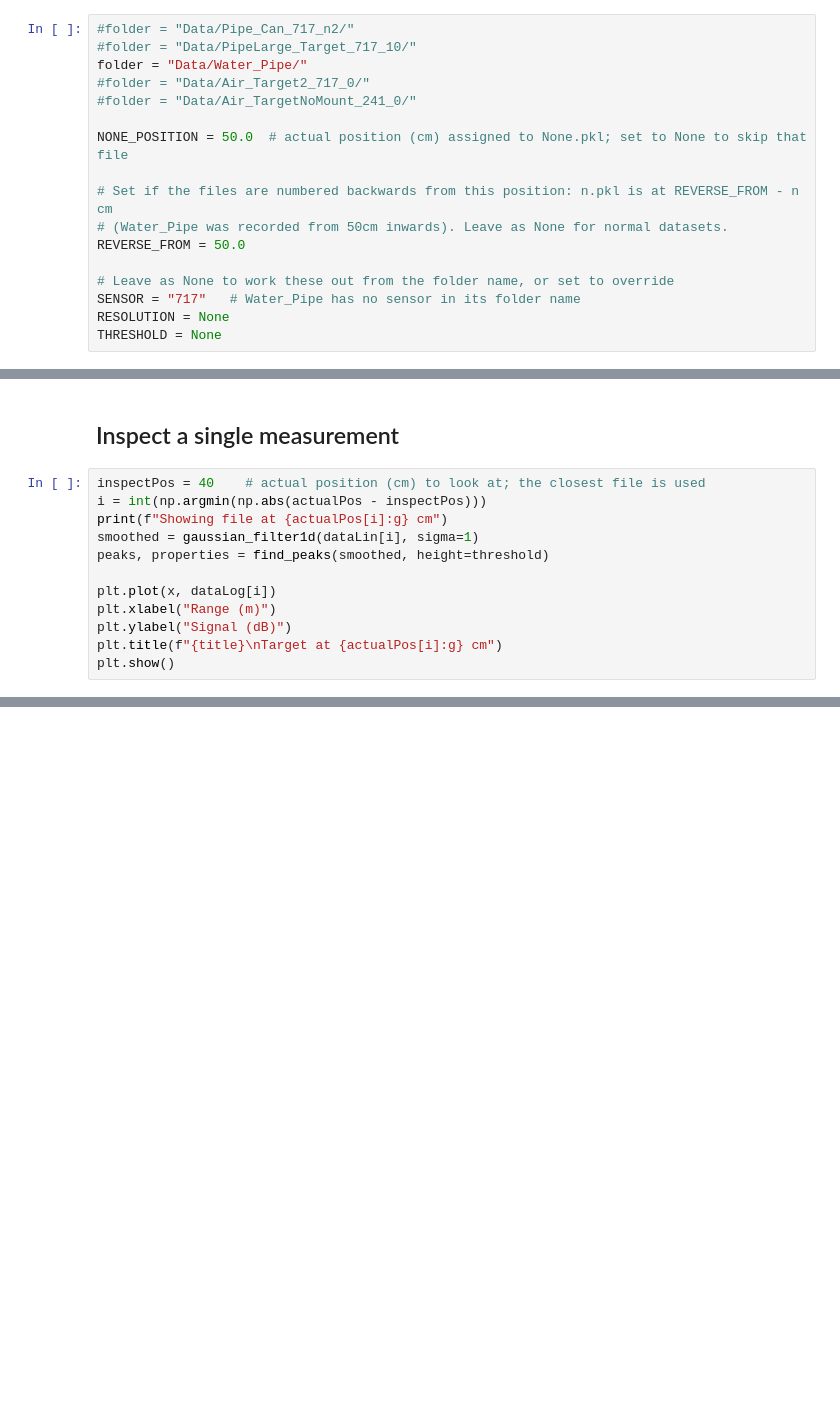
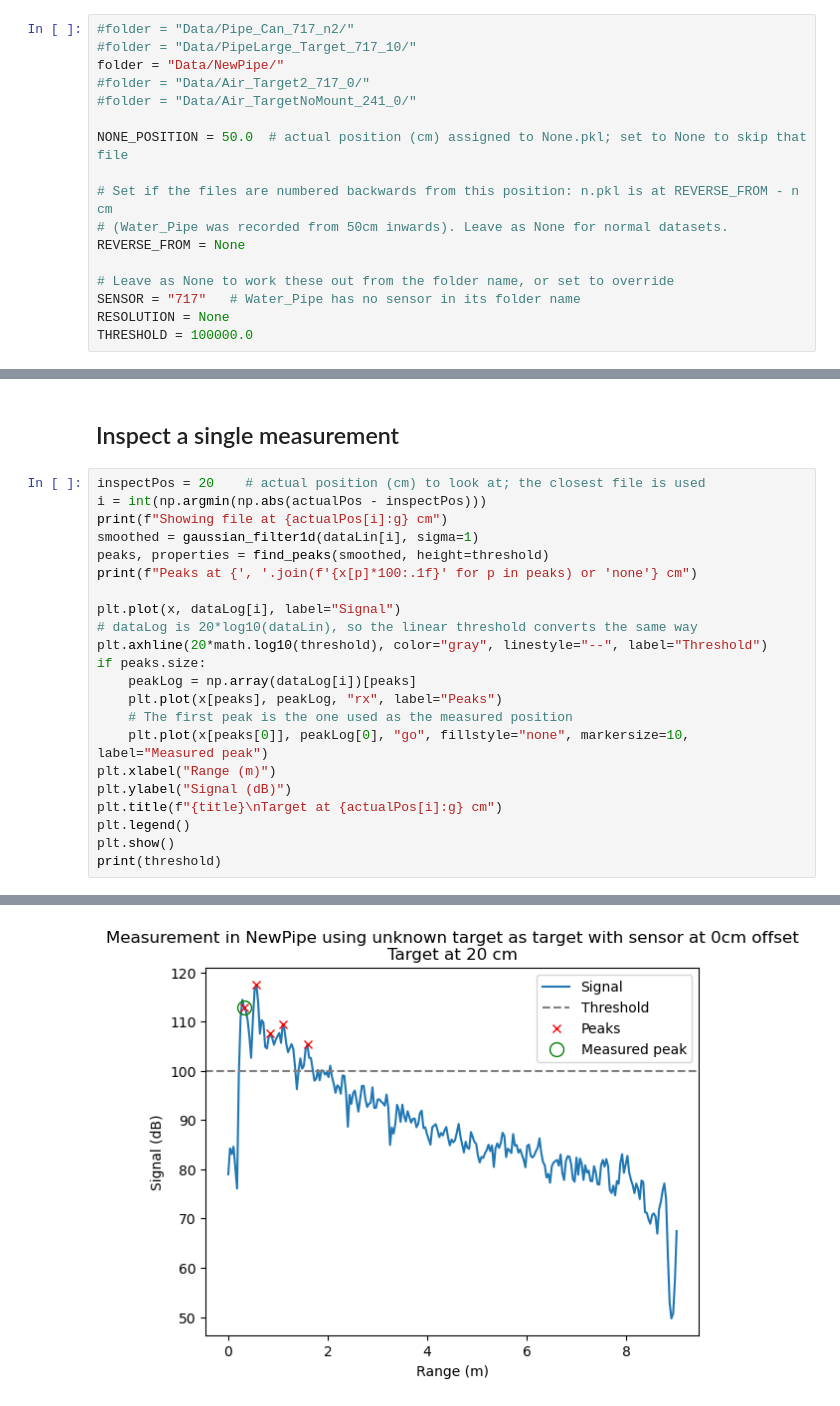
Before and after one commit to PawelMH/RadarConnection, a Jupyter notebook: PeakAnalysisFlexible.ipynb, the cells around one changed output, grey strips where cells are left out. Drawn from its saved outputs; the diff is of its cells as text; blank space fills up the shorter version.

Commit message:
Measurements of new pipe added

```diff
--- a/PeakAnalysisFlexible.ipynb
+++ b/PeakAnalysisFlexible.ipynb
@@ -8,7 +8,7 @@ plus an optional `None.pkl` baseline will work, whatever the number of files or
 # %%
 #folder = "Data/Pipe_Can_717_n2/"
 #folder = "Data/PipeLarge_Target_717_10/"
-folder = "Data/Water_Pipe/"
+folder = "Data/NewPipe/"
 #folder = "Data/Air_Target2_717_0/"
 #folder = "Data/Air_TargetNoMount_241_0/"
 
@@ -16,12 +16,12 @@ NONE_POSITION = 50.0  # actual position (cm) assigned to None.pkl; set to None t
 
 # Set if the files are numbered backwards from this position: n.pkl is at REVERSE_FROM - n cm
 # (Water_Pipe was recorded from 50cm inwards). Leave as None for normal datasets.
-REVERSE_FROM = 50.0
+REVERSE_FROM = None
 
 # Leave as None to work these out from the folder name, or set to override
 SENSOR = "717"   # Water_Pipe has no sensor in its folder name
 RESOLUTION = None
-THRESHOLD = None
+THRESHOLD = 100000.0
 # %%
 import pickle
 import math
@@ -188,14 +196,25 @@ plt.show()
 # %% [markdown]
 ## Inspect a single measurement
 # %%
-inspectPos = 40    # actual position (cm) to look at; the closest file is used
+inspectPos = 20    # actual position (cm) to look at; the closest file is used
 i = int(np.argmin(np.abs(actualPos - inspectPos)))
 print(f"Showing file at {actualPos[i]:g} cm")
 smoothed = gaussian_filter1d(dataLin[i], sigma=1)
 peaks, properties = find_peaks(smoothed, height=threshold)
+print(f"Peaks at {', '.join(f'{x[p]*100:.1f}' for p in peaks) or 'none'} cm")
 
-plt.plot(x, dataLog[i])
+plt.plot(x, dataLog[i], label="Signal")
+# dataLog is 20*log10(dataLin), so the linear threshold converts the same way
+plt.axhline(20*math.log10(threshold), color="gray", linestyle="--", label="Threshold")
+if peaks.size:
+    peakLog = np.array(dataLog[i])[peaks]
+    plt.plot(x[peaks], peakLog, "rx", label="Peaks")
+    # The first peak is the one used as the measured position
+    plt.plot(x[peaks[0]], peakLog[0], "go", fillstyle="none", markersize=10, label="Measured peak")
 plt.xlabel("Range (m)")
 plt.ylabel("Signal (dB)")
 plt.title(f"{title}\nTarget at {actualPos[i]:g} cm")
+plt.legend()
 plt.show()
+print(threshold)
+# %% [output]
@@ -201,0 +223 @@ plt.show()
+[figure, added]
```
Also changed, not shown: parts of 4 cells of this notebook, 49 other files.
